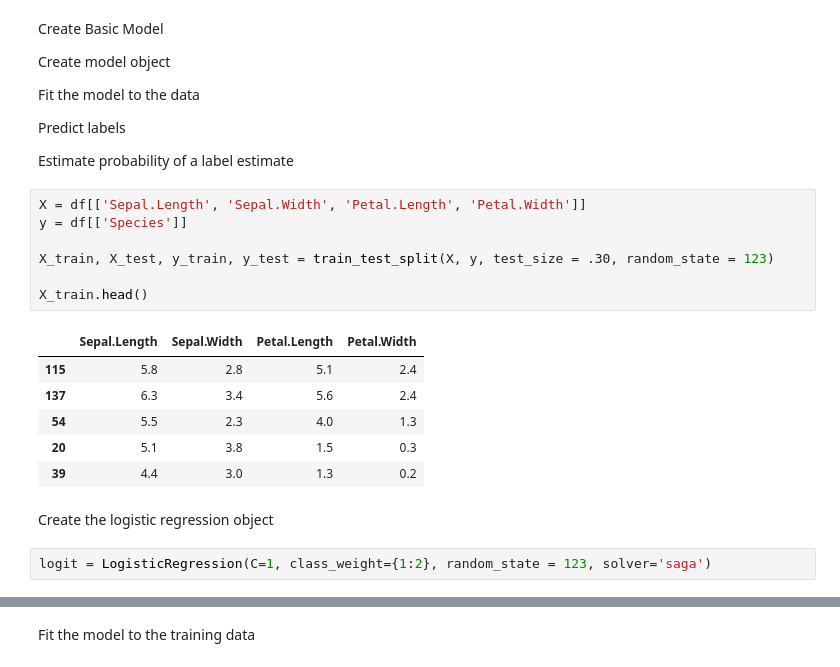
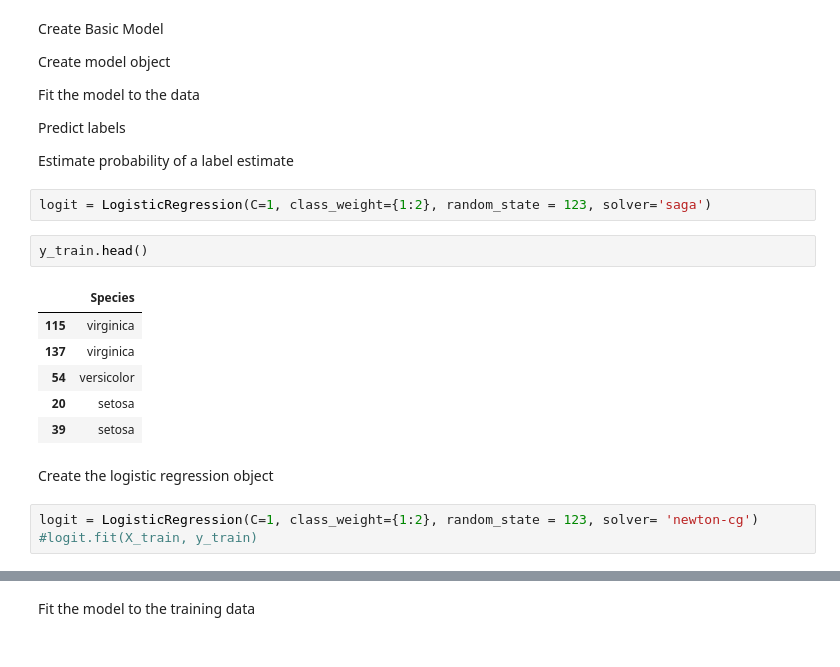
Before and after one commit to Mattsantos541/ds-methodologies-exercises, a Jupyter notebook: Classification/Model.ipynb, the cells around one changed output, grey strips where cells are left out. Drawn from its saved outputs; the diff is of its cells as text.

```diff
--- a/Classification/Model.ipynb
+++ b/Classification/Model.ipynb
@@ -79,21 +86,19 @@ Fit the model to the data
 Predict labels
 
 Estimate probability of a label estimate
-# %%
-X = df[['Sepal.Length', 'Sepal.Width', 'Petal.Length', 'Petal.Width']]
-y = df[['Species']]
-
-X_train, X_test, y_train, y_test = train_test_split(X, y, test_size = .30, random_state = 123)
-
-X_train.head()
-# %% [output]
-|  | Sepal.Length | Sepal.Width | Petal.Length | Petal.Width |
-| 115 | 5.8 | 2.8 | 5.1 | 2.4 |
-| 137 | 6.3 | 3.4 | 5.6 | 2.4 |
-| 54 | 5.5 | 2.3 | 4.0 | 1.3 |
-| 20 | 5.1 | 3.8 | 1.5 | 0.3 |
-| 39 | 4.4 | 3.0 | 1.3 | 0.2 |
+# %%
+logit = LogisticRegression(C=1, class_weight={1:2}, random_state = 123, solver='saga')
+# %%
+y_train.head()
+# %% [output]
+|  | Species |
+| 115 | virginica |
+| 137 | virginica |
+| 54 | versicolor |
+| 20 | setosa |
+| 39 | setosa |
 # %% [markdown]
 Create the logistic regression object
 # %%
-logit = LogisticRegression(C=1, class_weight={1:2}, random_state = 123, solver='saga')
+logit = LogisticRegression(C=1, class_weight={1:2}, random_state = 123, solver= 'newton-cg')
+#logit.fit(X_train, y_train)
```
Also changed, not shown: parts of 9 cells of this notebook, 4 other files.
